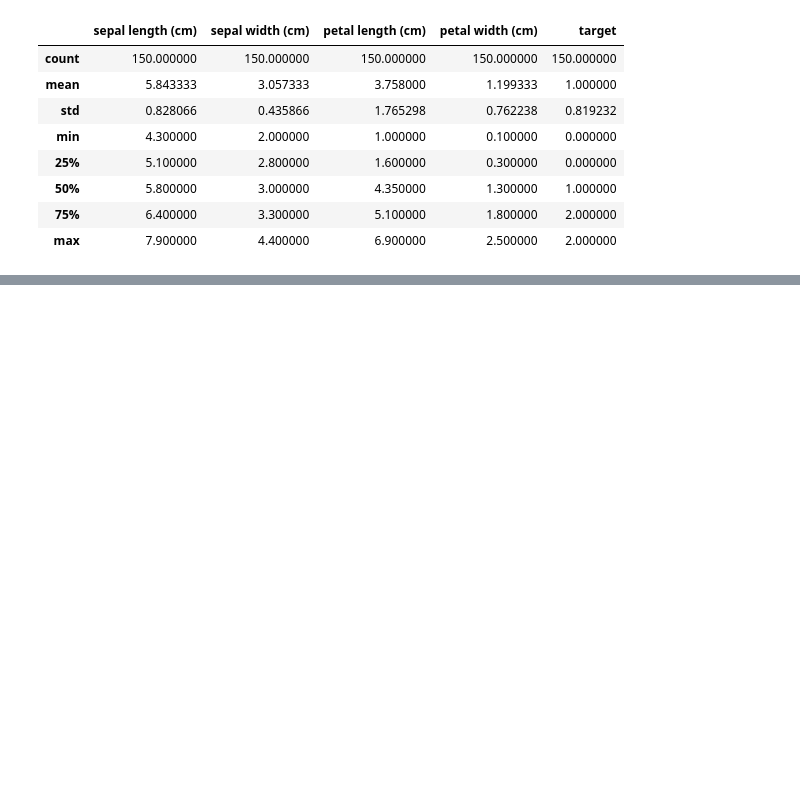
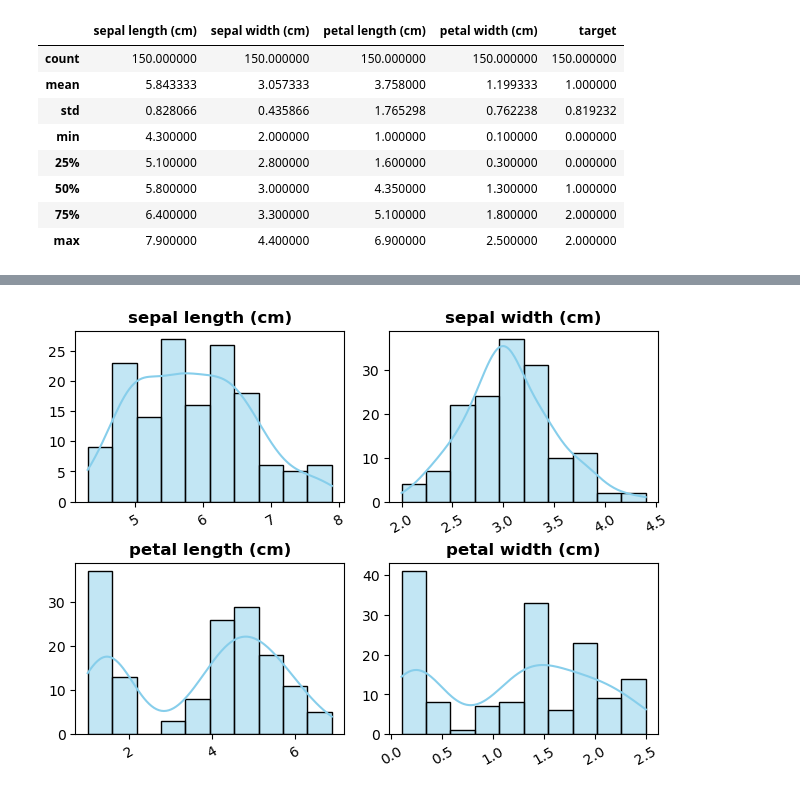
Before and after one commit to lilianabs/ml-beginner-projects, a Jupyter notebook: project_2/iris_2.ipynb, the cells around one changed output, grey strips where cells are left out. Drawn from its saved outputs; the diff is of its cells as text; code cells hidden in the pictures; blank space fills up the shorter version.

```diff
--- a/project_2/iris_2.ipynb
+++ b/project_2/iris_2.ipynb
@@ -52,0 +63,19 @@ df.describe()
+# %%
+X = df.drop('target', axis=1)
+y = df['target']
+# %%
+# Iterate over columns and plot
+for i, col in enumerate(X.columns, 1):
+    plt.subplot(2, 2, i)  # Create subplots dynamically
+    sns.histplot(data=df, x=col, kde=True, bins=10, color='skyblue')  # Add histograms
+    plt.title(col, weight='bold', fontsize=12)  # Adjust font size for better readability
+    plt.ylabel("")  # Remove redundant y-axis label
+    plt.xlabel("")  # Remove redundant x-axis label
+    plt.xticks(rotation=30, fontsize=10)  # Rotate x-axis labels for better visibility
+    plt.yticks(fontsize=10)  # Adjust y-axis ticks size
+
+# Adjust layout to prevent overlap
+plt.tight_layout()
+plt.show()
+# %% [output]
+[figure, added]
```
Also changed, not shown: parts of 2 cells of this notebook.
